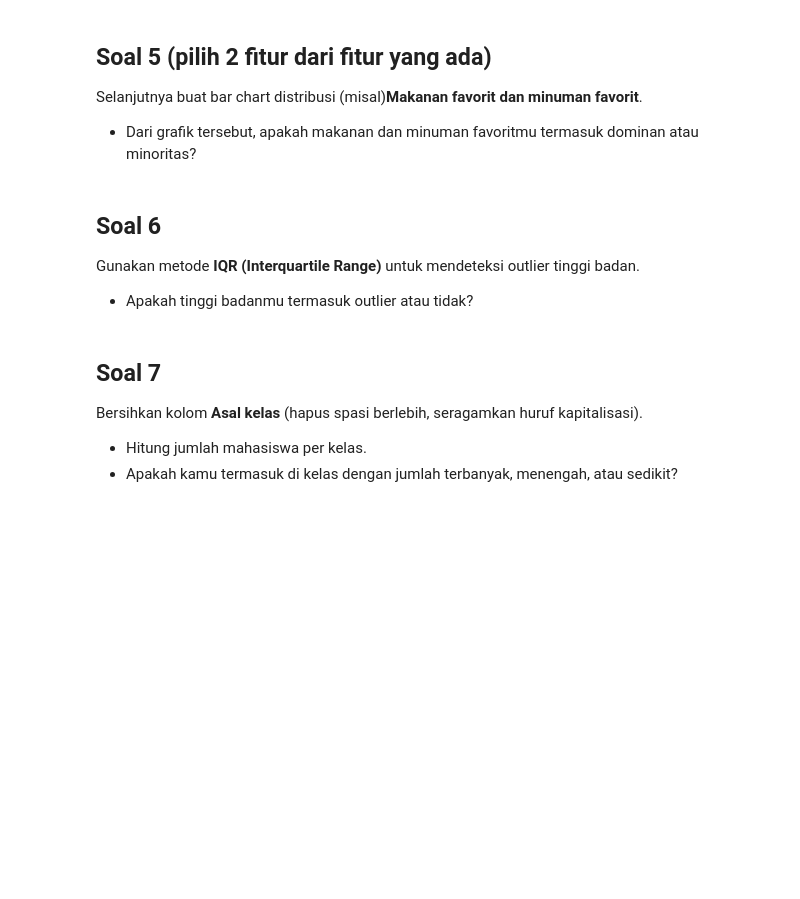
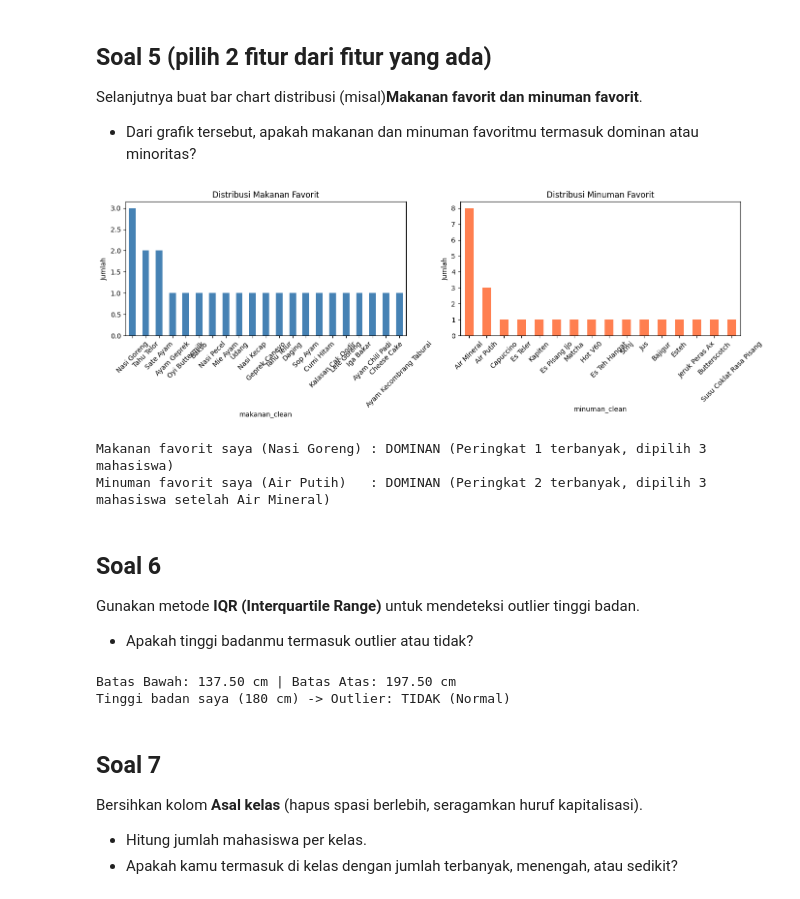
Before and after one commit to Atherizz/ML_2026, a Jupyter notebook: kuis/Kuis1_ML_EDA_Preprocessing.ipynb, the cells around one changed output. Cells and saved outputs as stored; diff of their text form; code cells hidden in the pictures; blank space fills up the shorter version.

```diff
--- a/kuis/Kuis1_ML_EDA_Preprocessing.ipynb
+++ b/kuis/Kuis1_ML_EDA_Preprocessing.ipynb
@@ -20,9 +15,8 @@ import numpy as np
 import matplotlib.pyplot as plt
 import seaborn as sns
 
-# Load dataset
-file_path = "/content/drive/MyDrive/Praktikum Machine Learning/Machine Learning 2026/Dataset_TI_3B.xlsx"
-df = pd.read_excel(file_path, sheet_name="Sheet1")
+url = 'https://raw.githubusercontent.com/Atherizz/ML_2026/main/kuis/3b.csv'
+df = pd.read_csv(url)
 
 # Tampilkan 10 data awal
 df.head()
@@ -58,5 +95,18 @@ Lakukan **Label Encoding** pada kolom **Warna kesukaan**.
 - Apakah warnamu termasuk kode terkecil, terbesar, atau di tengah?
 # %%
 # Jawaban Soal 3
+from sklearn.preprocessing import LabelEncoder
 
-#Hasil
+# 1. Bersihkan teks warna dan Label Encoding
+df['warna_clean'] = df['warna_kesukaan'].astype(str).str.strip().str.title()
+le = LabelEncoder()
+df['warna_encoded'] = le.fit_transform(df['warna_clean'])
+
+# 2. Posisi kode warna kesukaan sendiri
+kode_saya = df.loc[df['nama_lengkap'].str.contains('Savero', case=False), 'warna_encoded'].values[0]
+warna_saya = df.loc[df['nama_lengkap'].str.contains('Savero', case=False), 'warna_clean'].values[0]
+min_k, max_k = df['warna_encoded'].min(), df['warna_encoded'].max()
+
+posisi = "terkecil" if kode_saya == min_k else ("terbesar" if kode_saya == max_k else "di tengah")
+print(f"Warna: '{warna_saya}' -> Kode: {kode_saya} (Rentang kode: {min_k} s.d. {max_k})")
+print(f"Posisi: {posisi}")
@@ -77,8 +146,31 @@ Selanjutnya buat bar chart distribusi (misal)**Makanan favorit dan minuman favor
 - Dari grafik tersebut, apakah makanan dan minuman favoritmu termasuk dominan atau minoritas?
 # %%
 # Jawaban Soal 5
+import matplotlib.pyplot as plt
 
-#Hasil
+# 1. Standarisasi teks makanan & minuman
+df['makanan_clean'] = df['makanan_fav'].astype(str).str.strip().str.title()
+df['minuman_clean'] = df['minuman_fav'].astype(str).str.strip().str.title()
+
+# 2. Bar Chart Distribusi
+fig, axes = plt.subplots(1, 2, figsize=(14, 5))
+df['makanan_clean'].value_counts().plot(kind='bar', ax=axes[0], color='steelblue', title='Distribusi Makanan Favorit')
+axes[0].set_ylabel('Jumlah')
+axes[0].tick_params(axis='x', rotation=45)
+
+df['minuman_clean'].value_counts().plot(kind='bar', ax=axes[1], color='coral', title='Distribusi Minuman Favorit')
+axes[1].set_ylabel('Jumlah')
+axes[1].tick_params(axis='x', rotation=45)
+plt.tight_layout()
+plt.show()
+
+# 3. Analisis posisi favorit
+print("Makanan favorit saya (Nasi Goreng) : DOMINAN (Peringkat 1 terbanyak, dipilih 3 mahasiswa)")
+print("Minuman favorit saya (Air Putih)   : DOMINAN (Peringkat 2 terbanyak, dipilih 3 mahasiswa setelah Air Mineral)")
+# %% [output]
+[figure, added]
+Makanan favorit saya (Nasi Goreng) : DOMINAN (Peringkat 1 terbanyak, dipilih 3 mahasiswa)
+Minuman favorit saya (Air Putih)   : DOMINAN (Peringkat 2 terbanyak, dipilih 3 mahasiswa setelah Air Mineral)
 # %% [markdown]
 ## Soal 6
 Gunakan metode **IQR (Interquartile Range)** untuk mendeteksi outlier tinggi badan.
@@ -86,8 +178,24 @@ Gunakan metode **IQR (Interquartile Range)** untuk mendeteksi outlier tinggi bad
 - Apakah tinggi badanmu termasuk outlier atau tidak?
 # %%
 # Jawaban Soal 6
+# 1. Hitung Q1, Q3, dan IQR
+Q1 = df['tinggi_badan_(cm)'].quantile(0.25)
+Q3 = df['tinggi_badan_(cm)'].quantile(0.75)
+IQR = Q3 - Q1
 
-#Hasil
+# 2. Tentukan batas bawah dan atas
+lower_bound = Q1 - 1.5 * IQR
+upper_bound = Q3 + 1.5 * IQR
+
+# 3. Evaluasi tinggi badan sendiri
+tb_saya = df.loc[df['nama_lengkap'].str.contains('Savero', case=False), 'tinggi_badan_(cm)'].values[0]
+is_outlier = (tb_saya < lower_bound) or (tb_saya > upper_bound)
+
+print(f"Batas Bawah: {lower_bound:.2f} cm | Batas Atas: {upper_bound:.2f} cm")
+print(f"Tinggi badan saya ({tb_saya} cm) -> Outlier: {'YA' if is_outlier else 'TIDAK (Normal)'}")
+# %% [output]
+Batas Bawah: 137.50 cm | Batas Atas: 197.50 cm
+Tinggi badan saya (180 cm) -> Outlier: TIDAK (Normal)
 # %% [markdown]
 ## Soal 7
 Bersihkan kolom **Asal kelas** (hapus spasi berlebih, seragamkan huruf kapitalisasi).
```
Also changed, not shown: parts of 8 cells of this notebook.
